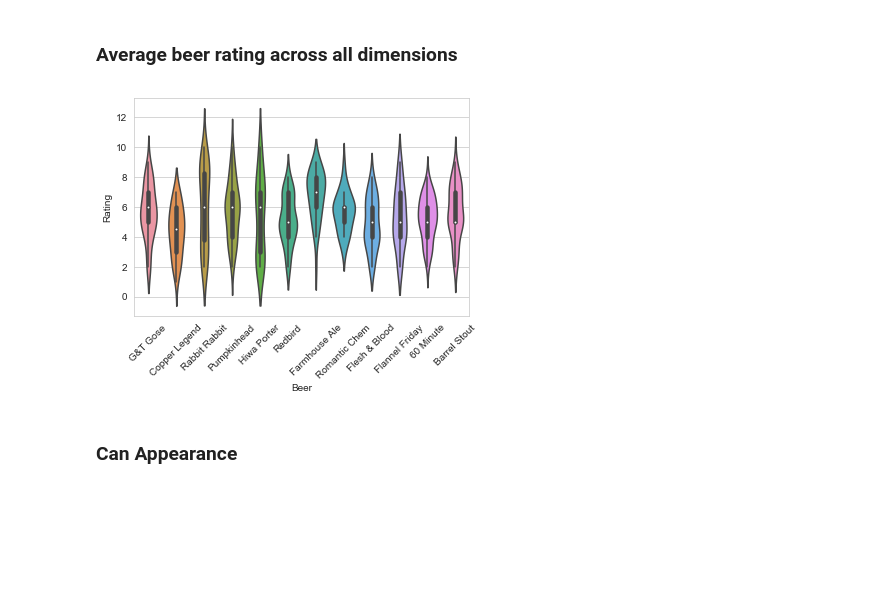
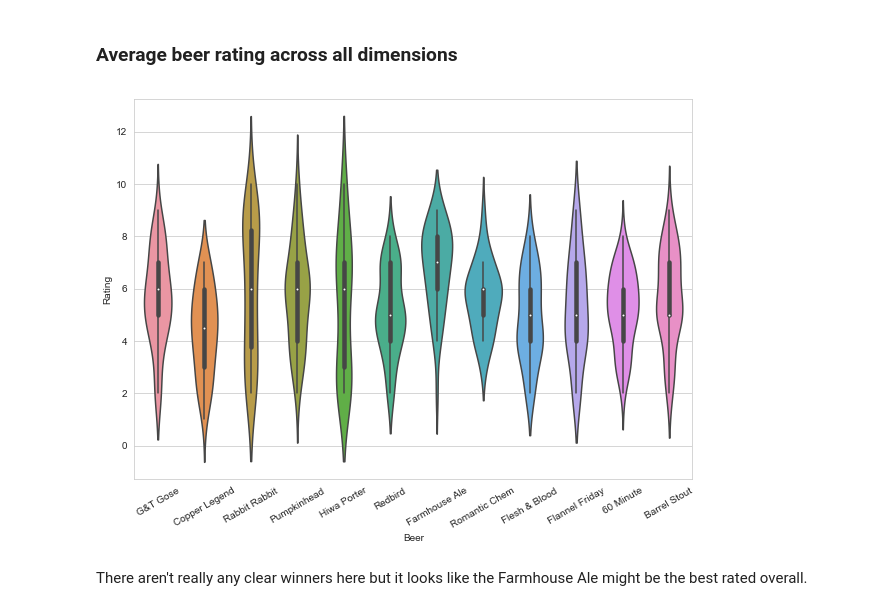
Before and after one commit to mbluestone/memolab-beer, a Jupyter notebook: memobeer.ipynb, the cells around one changed output. Drawn from its saved outputs; the diff is of its cells as text; code cells hidden in the pictures; blank space fills up the shorter version.

```diff
--- a/memobeer.ipynb
+++ b/memobeer.ipynb
@@ -100,0 +123,4 @@ print(beers_long.head())
+# %%
+g = sns.violinplot(data=beers_long[beers_long['Attribute']=='Aroma'],x='Beer',y='Rating')
+for item in g.get_xticklabels():
+    item.set_rotation(30)
@@ -100,0 +131,4 @@ print(beers_long.head())
+# %%
+g = sns.violinplot(data=beers_long[beers_long['Attribute']=='Mouth Feel'],x='Beer',y='Rating')
+for item in g.get_xticklabels():
+    item.set_rotation(30)
@@ -100,0 +139,4 @@ print(beers_long.head())
+# %%
+g = sns.violinplot(data=beers_long[beers_long['Attribute']=='Taste'],x='Beer',y='Rating')
+for item in g.get_xticklabels():
+    item.set_rotation(30)
@@ -100,0 +147,4 @@ print(beers_long.head())
+# %%
+g = sns.violinplot(data=beers_long[beers_long['Attribute']=='Overall'],x='Beer',y='Rating')
+for item in g.get_xticklabels():
+    item.set_rotation(30)
@@ -103,8 +155,8 @@ print(beers_long.head())
 # %%
 g = sns.violinplot(data=beers_long,x='Beer',y='Rating')
 for item in g.get_xticklabels():
-    item.set_rotation(45)
+    item.set_rotation(30)
 # %% [output]
-[figure, old version]
+[figure, new version]
-# %% [markdown]
-### Can Appearance
+# %% [markdown]
+There aren't really any clear winners here but it looks like the Farmhouse Ale might be the best rated overall.
```
Also changed, not shown: parts of 17 cells of this notebook.
